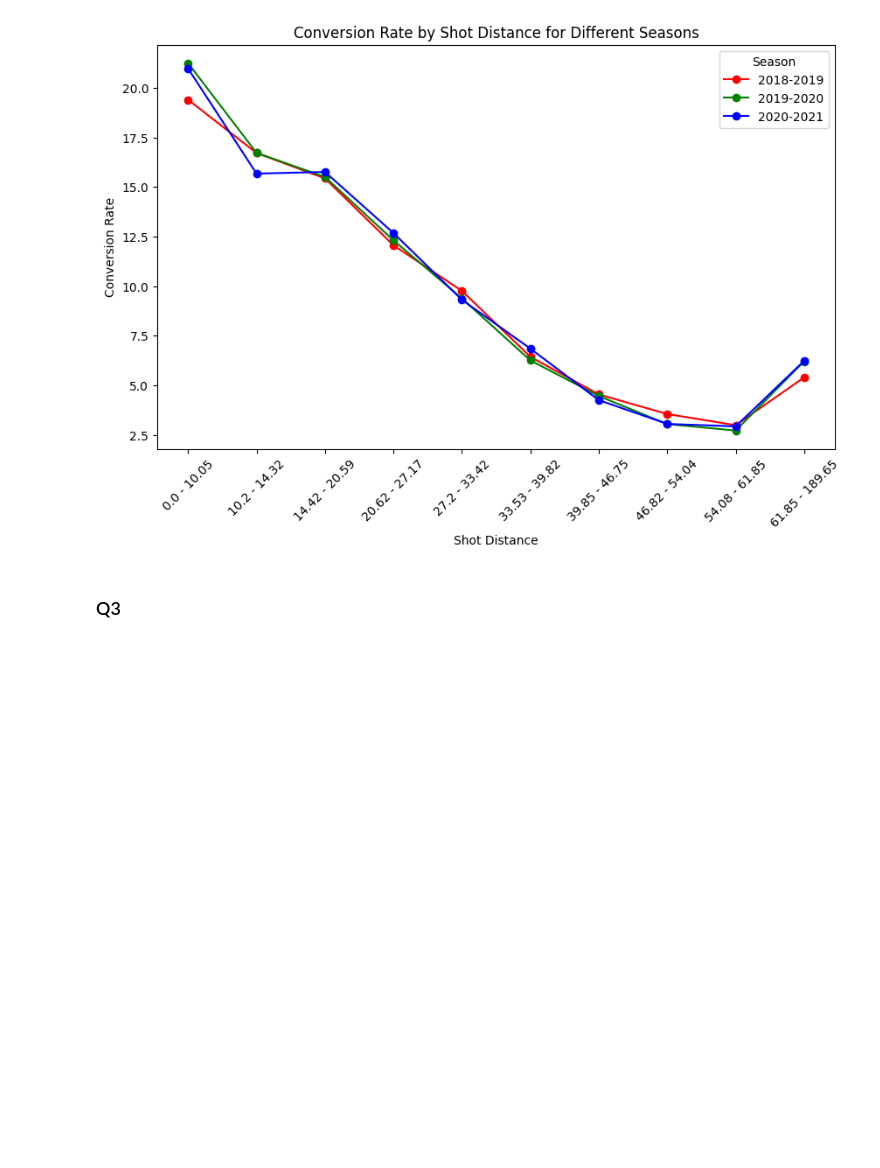
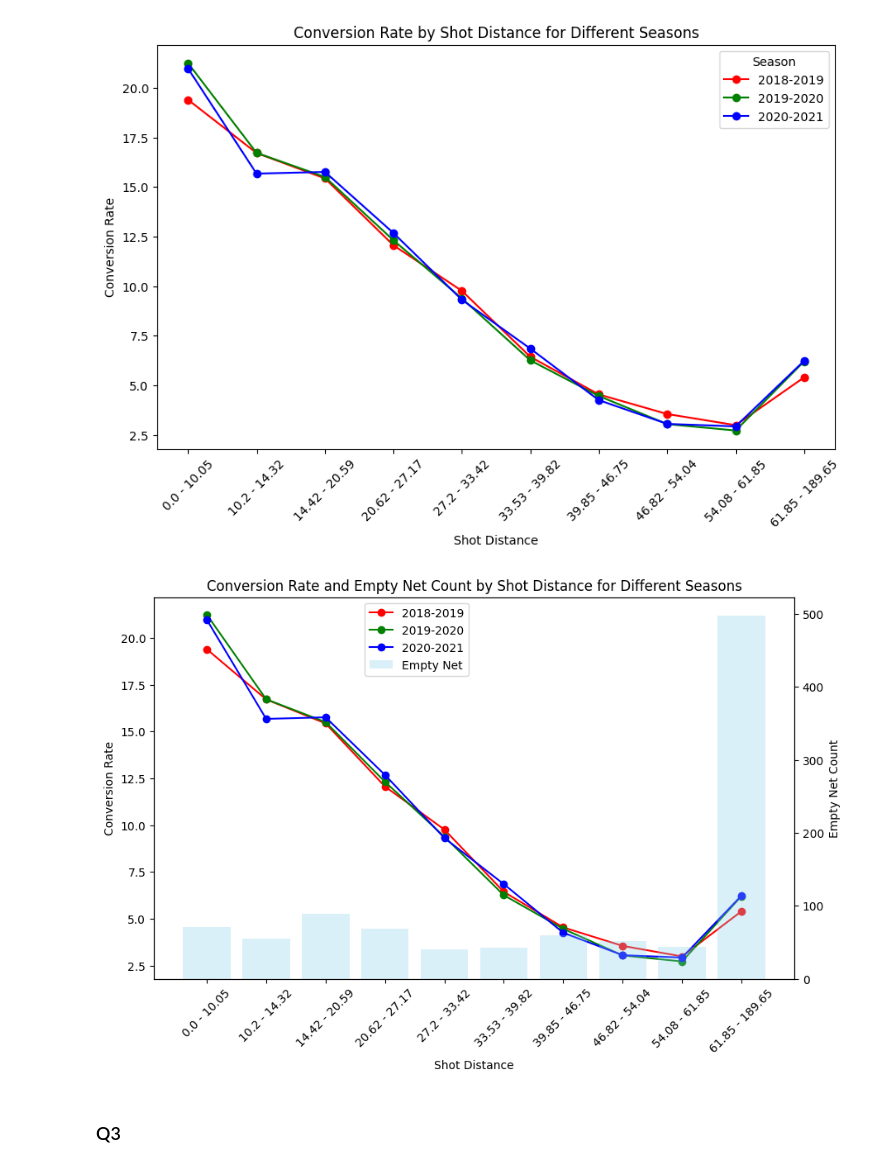
Before and after one commit to theAayushbajaj/NHL-Milestone-Project, a Jupyter notebook: src/Notebooks/02_simple_visualizations.ipynb, the cells around one changed output. Saved outputs shown, nothing was run; the diff lists cells and outputs as text; code cells hidden in the pictures; blank space fills up the shorter version.

Commit message:
emptyNet addition for simple viz 2

```diff
--- a/src/Notebooks/02_simple_visualizations.ipynb
+++ b/src/Notebooks/02_simple_visualizations.ipynb
@@ -176,15 +176,6 @@ On a different school of thought, looking at delta of proportion one might think
 The multi-axis grouped bar-line chart perfectly encapsulates the information from shots/goals proportion and conversion rate. It also allows us to compare the shot types with each other and see the delta of proportion. The line chart allows us to see the conversion rate of each shot type and compare it with the proportion of goals scored.
 # %% [markdown]
 ## Q2
-# %%
-def euclidian_distance_goal(x) -> float:
-    y_goal = 0
-    rink_side = x['home_rinkSide'] if x['team_name'] == x['home_team_name'] else x['away_rinkSide']
-    x_goal = 89 if rink_side == 'left' else -89
-
-    return np.linalg.norm(np.array([x['x_coordinate'], x['y_coordinate']]) - np.array([x_goal, y_goal]))
-
-df['shot_distance'] = df.apply(lambda row: euclidian_distance_goal(row),axis=1)
 # %%
 df_pivot = df[df.season==20182019].pivot_table(index=['is_goal'],
                             columns='shotType',
@@ -226,9 +235,7 @@ def get_distance_goal_pivot(season):
 seasons = [20182019,20192020,20202021]
 season_map = {}
 for season in seasons:
-    season_map[season] = get_distance_goal_pivot(season).reset_index()
-    season_map[season].columns = season_map[season].columns.droplevel([0,1])
-    season_map[season].columns = ['shot_distance_quantile_range','Goal','Shot']
+    season_map[season] = get_distance_goal_pivot(season)
     season_map[season]['Conversion Rate'] = season_map[season]['Goal'] *100/ (season_map[season]['Shot']+season_map[season]['Goal'])
 # %%
 fig, ax = plt.subplots(figsize=(10, 6))
@@ -255,6 +262,46 @@ plt.show()
 # plot histograms of open net count alongwith it
 # %% [output]
 [figure]
+# %%
+fig, ax = plt.subplots(figsize=(10, 6))
+
+# Create line plots
+ax.plot(season_map[seasons[0]]['shot_distance_quantile_range'],
+        season_map[seasons[0]]['Conversion Rate'], color='r', marker='o', linestyle='-', label='2018-2019')
+ax.plot(season_map[seasons[1]]['shot_distance_quantile_range'],
+        season_map[seasons[1]]['Conversion Rate'], color='g', marker='o', linestyle='-', label='2019-2020')
+ax.plot(season_map[seasons[2]]['shot_distance_quantile_range'],
+        season_map[seasons[2]]['Conversion Rate'], color='b', marker='o', linestyle='-', label='2020-2021')
+
+# Set y-axis label for the first axis
+ax.set_ylabel('Conversion Rate')
+ax.set_xlabel('Shot Distance')
+
+# Create the second axis for the bar plot (sharing the same x-axis)
+ax2 = ax.twinx()
+
+# Calculate the sum of 'emptyNet' for all seasons
+bar1_data = (season_map[seasons[0]]['emptyNet'] +
+             season_map[seasons[1]]['emptyNet'] +
+             season_map[seasons[2]]['emptyNet'])
+
+# Create the bar plot
+ax2.bar(season_map[seasons[0]]['shot_distance_quantile_range'], bar1_data, color='skyblue', alpha=0.3, label='Empty Net')
+
+# Set y-axis label for the second axis
+ax2.set_ylabel('Empty Net Count')
+
+# Add a legend for both axes
+lines1, labels1 = ax.get_legend_handles_labels()
+lines2, labels2 = ax2.get_legend_handles_labels()
+ax.legend(lines1 + lines2, labels1 + labels2, loc='upper right',bbox_to_anchor=(0.5, 1))
+
+# Set the title and display the plot
+ax.set_xticklabels(season_map[seasons[0]]['shot_distance_quantile_range'], rotation=45)
+plt.title('Conversion Rate and Empty Net Count by Shot Distance for Different Seasons')
+plt.show()
+# %% [output]
+[figure, added]
 # %% [markdown]
 ### Q3
 # %% [markdown]
```
Also changed, not shown: parts of 5 cells of this notebook, 7 other files.
